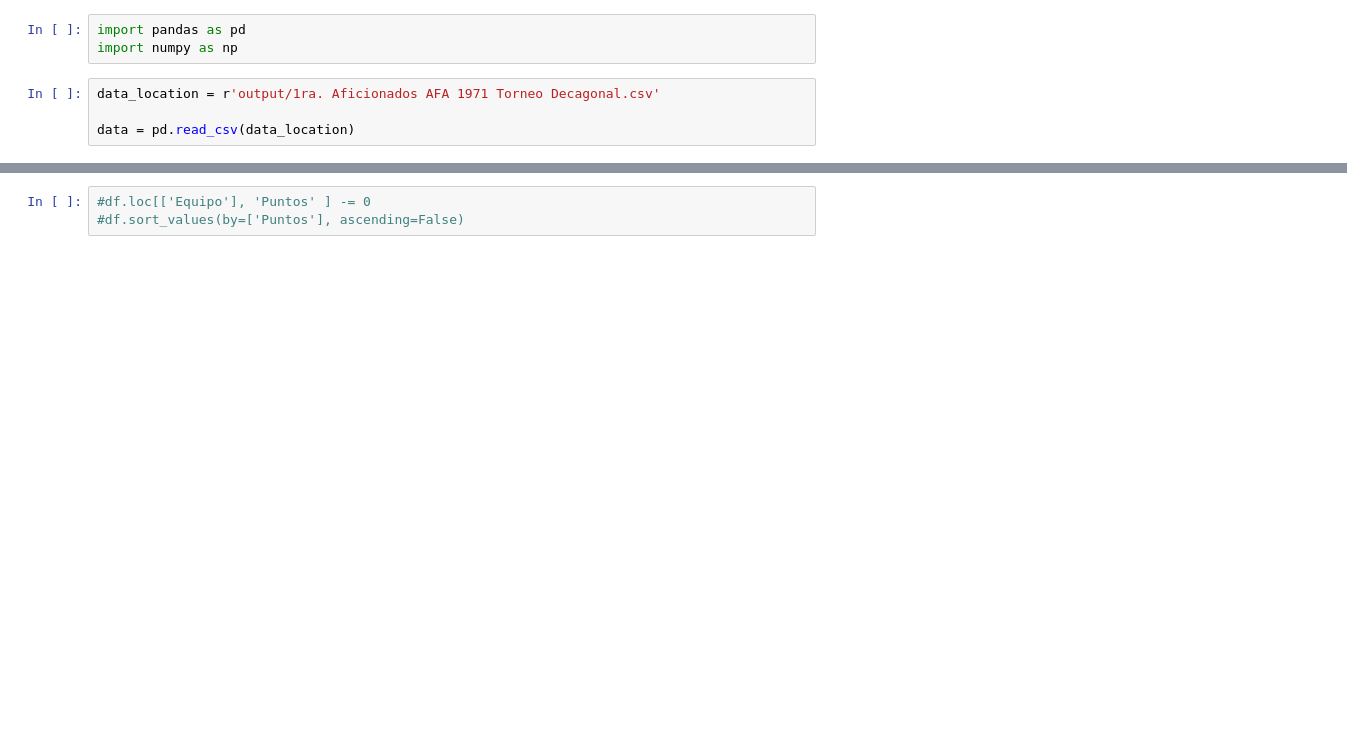
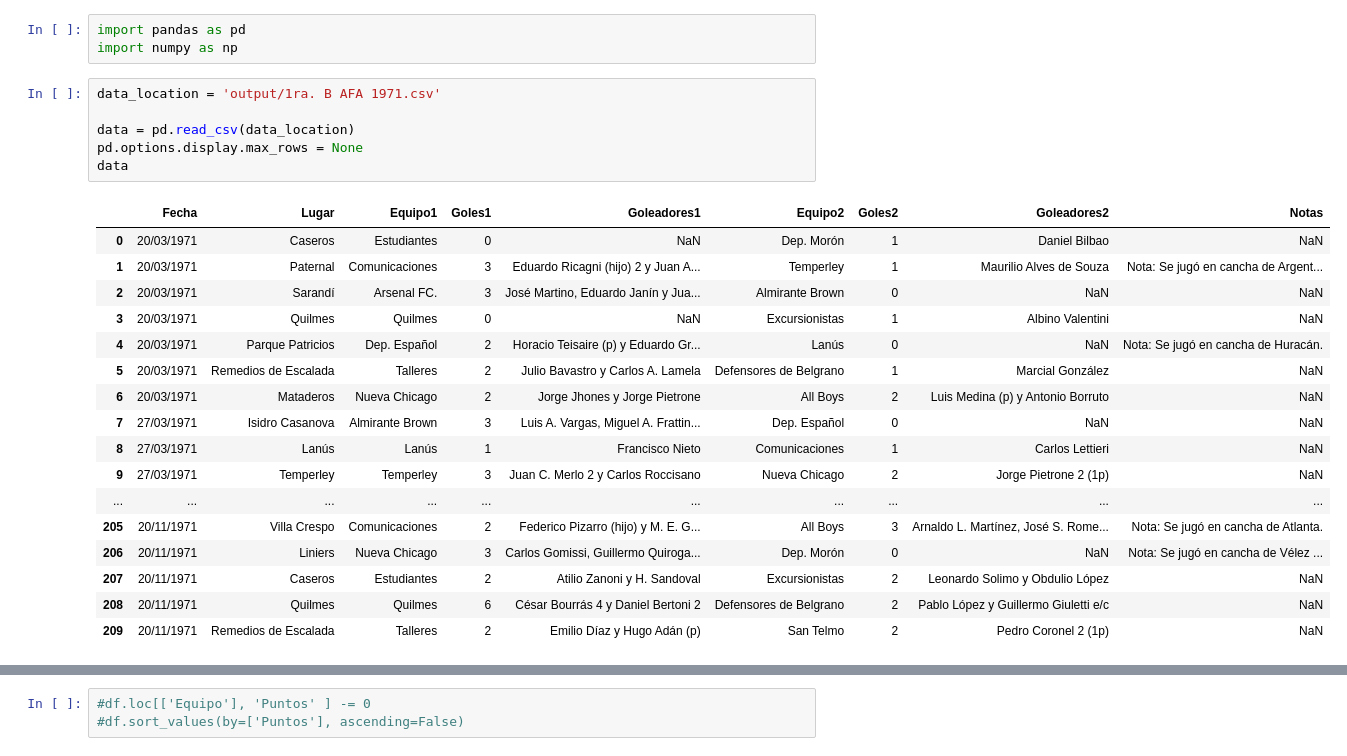
Before and after one commit to Gonzalogontad/estadistica_futbol, a Jupyter notebook: Tabla de Posiciones.ipynb, the cells around one changed output, grey strips where cells are left out. Saved outputs shown, nothing was run; the diff lists cells and outputs as text; blank space fills up the shorter version.

```diff
--- a/Tabla de Posiciones.ipynb
+++ b/Tabla de Posiciones.ipynb
@@ -2,6 +2,26 @@
 import pandas as pd
 import numpy as np
 # %%
-data_location = r'output/1ra. Aficionados AFA 1971 Torneo Decagonal.csv'
+data_location = 'output/1ra. B AFA 1971.csv'
 
 data = pd.read_csv(data_location)
+pd.options.display.max_rows = None
+data
+# %% [output]
+|  | Fecha | Lugar | Equipo1 | Goles1 | Goleadores1 | Equipo2 | Goles2 | Goleadores2 | Notas |
+| 0 | 20/03/1971 | Caseros | Estudiantes | 0 | NaN | Dep. Morón | 1 | Daniel Bilbao | NaN |
+| 1 | 20/03/1971 | Paternal | Comunicaciones | 3 | Eduardo Ricagni (hijo) 2 y Juan A... | Temperley | 1 | Maurilio Alves de Souza | Nota: Se jugó en cancha de Argent... |
+| 2 | 20/03/1971 | Sarandí | Arsenal FC. | 3 | José Martino, Eduardo Janín y Jua... | Almirante Brown | 0 | NaN | NaN |
+| 3 | 20/03/1971 | Quilmes | Quilmes | 0 | NaN | Excursionistas | 1 | Albino Valentini | NaN |
+| 4 | 20/03/1971 | Parque Patricios | Dep. Español | 2 | Horacio Teisaire (p) y Eduardo Gr... | Lanús | 0 | NaN | Nota: Se jugó en cancha de Huracán. |
+| 5 | 20/03/1971 | Remedios de Escalada | Talleres | 2 | Julio Bavastro y Carlos A. Lamela | Defensores de Belgrano | 1 | Marcial González | NaN |
+| 6 | 20/03/1971 | Mataderos | Nueva Chicago | 2 | Jorge Jhones y Jorge Pietrone | All Boys | 2 | Luis Medina (p) y Antonio Borruto | NaN |
+| 7 | 27/03/1971 | Isidro Casanova | Almirante Brown | 3 | Luis A. Vargas, Miguel A. Frattin... | Dep. Español | 0 | NaN | NaN |
+| 8 | 27/03/1971 | Lanús | Lanús | 1 | Francisco Nieto | Comunicaciones | 1 | Carlos Lettieri | NaN |
+| 9 | 27/03/1971 | Temperley | Temperley | 3 | Juan C. Merlo 2 y Carlos Roccisano | Nueva Chicago | 2 | Jorge Pietrone 2 (1p) | NaN |
+| ... | ... | ... | ... | ... | ... | ... | ... | ... | ... |
+| 205 | 20/11/1971 | Villa Crespo | Comunicaciones | 2 | Federico Pizarro (hijo) y M. E. G... | All Boys | 3 | Arnaldo L. Martínez, José S. Rome... | Nota: Se jugó en cancha de Atlanta. |
+| 206 | 20/11/1971 | Liniers | Nueva Chicago | 3 | Carlos Gomissi, Guillermo Quiroga... | Dep. Morón | 0 | NaN | Nota: Se jugó en cancha de Vélez ... |
+| 207 | 20/11/1971 | Caseros | Estudiantes | 2 | Atilio Zanoni y H. Sandoval | Excursionistas | 2 | Leonardo Solimo y Obdulio López | NaN |
+| 208 | 20/11/1971 | Quilmes | Quilmes | 6 | César Bourrás 4 y Daniel Bertoni 2 | Defensores de Belgrano | 2 | Pablo López y Guillermo Giuletti e/c | NaN |
+| 209 | 20/11/1971 | Remedios de Escalada | Talleres | 2 | Emilio Díaz y Hugo Adán (p) | San Telmo | 2 | Pedro Coronel 2 (1p) | NaN |
```
Also changed, not shown: parts of 8 cells of this notebook, 1 other file.
